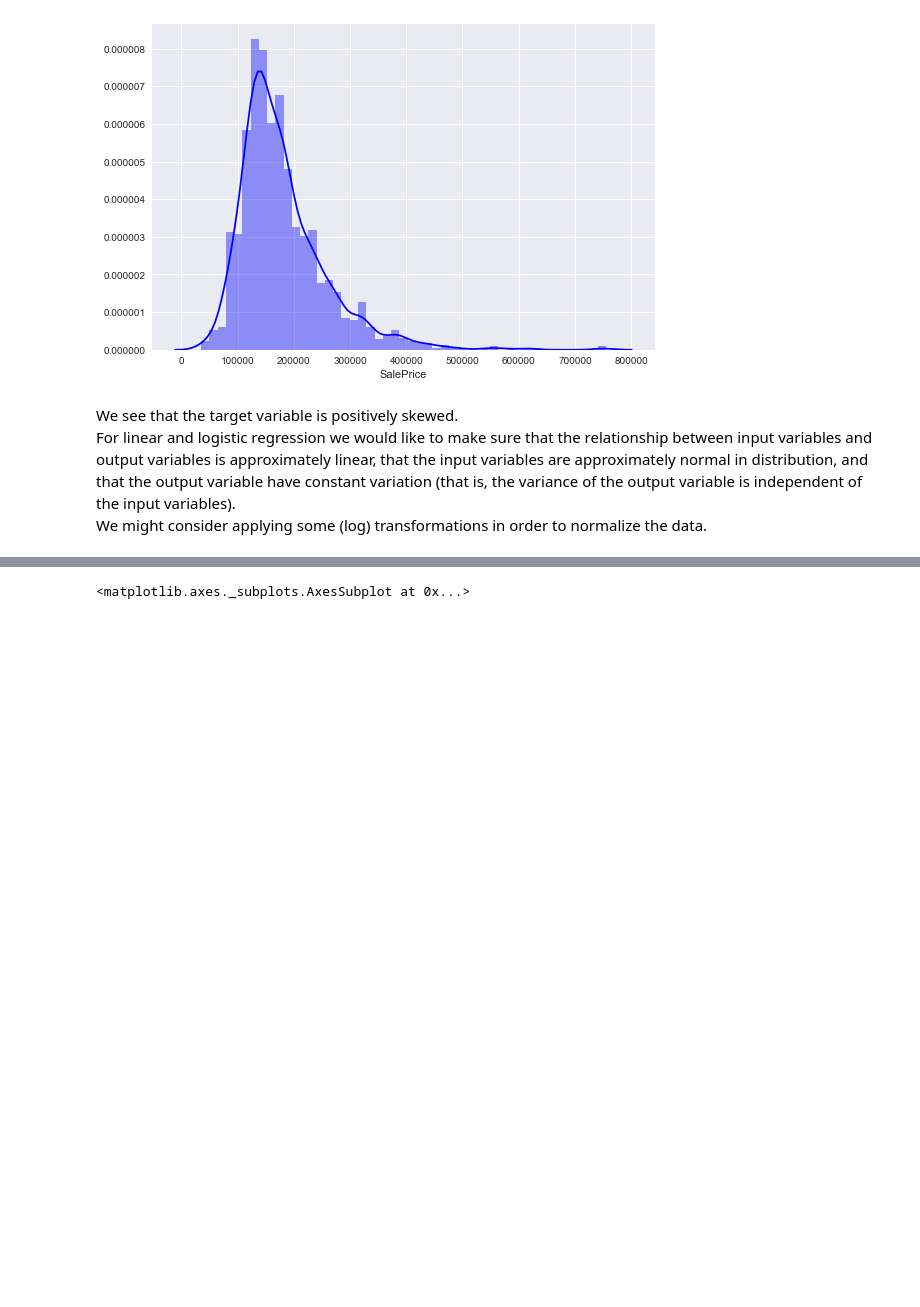
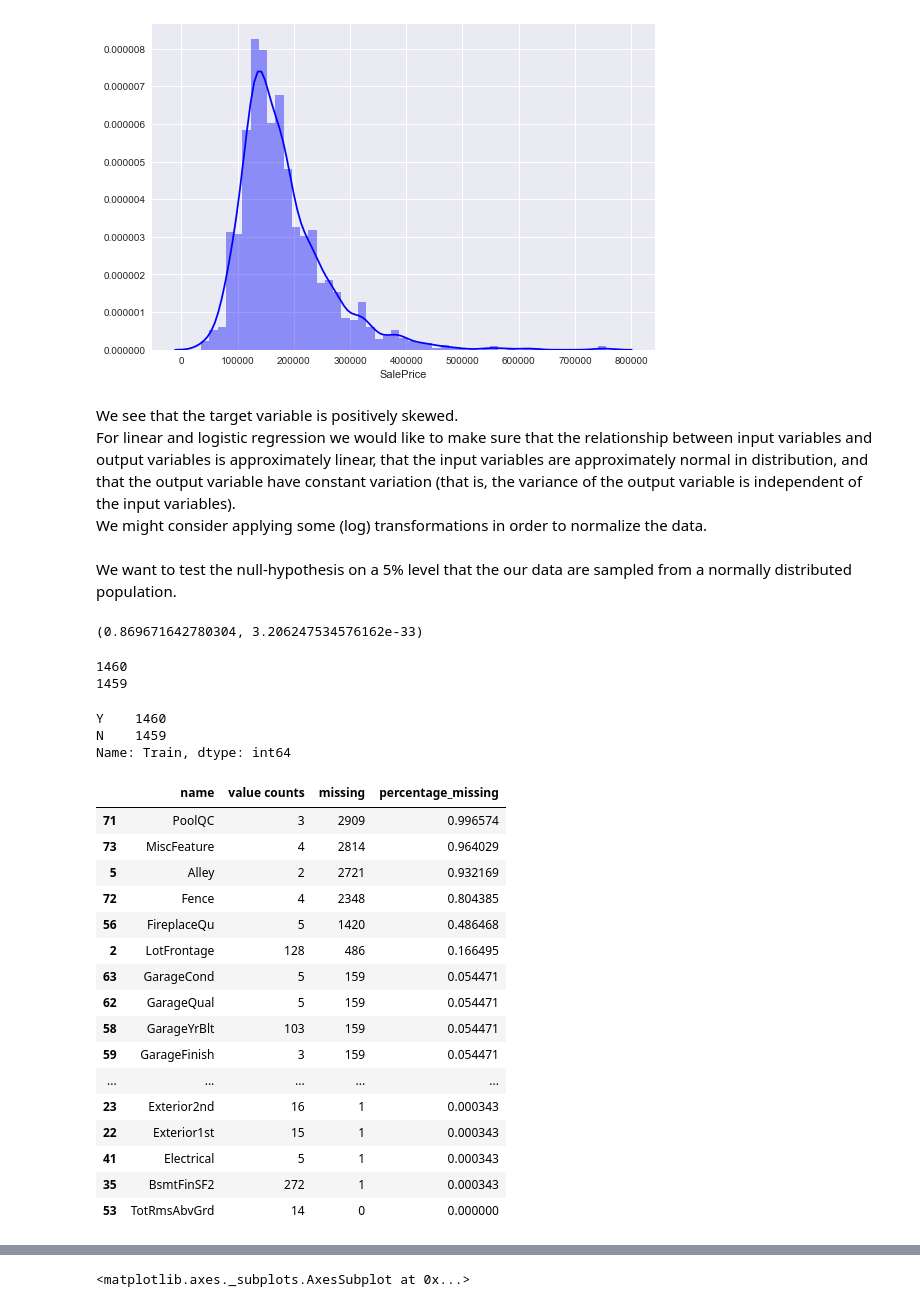
Before and after one commit to DaysOfCode/zena_housepricing, a Jupyter notebook: House_Prices.ipynb, the cells around one changed output, grey strips where cells are left out. Drawn from its saved outputs; the diff is of its cells as text; code cells hidden in the pictures; blank space fills up the shorter version.

```diff
--- a/House_Prices.ipynb
+++ b/House_Prices.ipynb
@@ -40,3 +44,72 @@ sns.distplot(train['SalePrice'], color="b")
 We see that the target variable is positively skewed.
 For linear and logistic regression we would like to make sure that the relationship between input variables and output variables is approximately linear, that the input variables are approximately normal in distribution, and that the output variable have constant variation (that is, the variance of the output variable is independent of the input variables).
 We might consider applying some (log) transformations in order to normalize the data.
+# %% [markdown]
+We want to test the null-hypothesis on a 5% level that the our data are sampled from a normally distributed population.
+# %%
+x = train['SalePrice']
+
+shapiro_results = scipy.stats.shapiro(x)
+print shapiro_results
+# %% [output]
+(0.869671642780304, 3.206247534576162e-33)
+# %%
+# missing values
+selection = [field for field in train.columns.values if field not in ['SalePrice', 'Id']]
+train_mod = train[selection]
+train_mod['Train'] = 'Y'
+print len(train_mod)
+
+selection = [field for field in test.columns.values if field not in ['SalePrice', 'Id']]
+test_mod = test[selection]
+test_mod['Train'] = 'N'
+print len(test_mod)
+
+frames = [train_mod, test_mod]
+pd.concat(frames)
+aggregated_data = pd.concat(frames)
+aggregated_data['Train'].value_counts()
+# %% [output]
+1460
+1459
+Y    1460
+N    1459
+Name: Train, dtype: int64
+# %%
+def feature_summary(data):
+    n_row = data.shape[0]
+    features = pd.DataFrame()
+    features_names = []
+    features_counts = []
+    features_missing = []
+    names = data.columns.values
+    for i in names:
+        features_names.append(i)
+        features_counts.append(data[i].value_counts().count())
+        features_missing.append(data[data[i].isnull()].shape[0])
+    features['name'] = features_names
+    features['value counts'] = features_counts
+    features['missing'] = features_missing
+    features['percentage_missing'] = features['missing']/n_row
+    return (features)
+
+# feature_summary(train).to_csv('feature_summary.csv')
+feature_summary(aggregated_data).sort_values('percentage_missing', ascending = False)[:35]
+# %% [output]
+|  | name | value counts | missing | percentage_missing |
+| 71 | PoolQC | 3 | 2909 | 0.996574 |
+| 73 | MiscFeature | 4 | 2814 | 0.964029 |
+| 5 | Alley | 2 | 2721 | 0.932169 |
+| 72 | Fence | 4 | 2348 | 0.804385 |
+| 56 | FireplaceQu | 5 | 1420 | 0.486468 |
+| 2 | LotFrontage | 128 | 486 | 0.166495 |
+| 63 | GarageCond | 5 | 159 | 0.054471 |
+| 62 | GarageQual | 5 | 159 | 0.054471 |
+| 58 | GarageYrBlt | 103 | 159 | 0.054471 |
+| 59 | GarageFinish | 3 | 159 | 0.054471 |
+| ... | ... | ... | ... | ... |
+| 23 | Exterior2nd | 16 | 1 | 0.000343 |
+| 22 | Exterior1st | 15 | 1 | 0.000343 |
+| 41 | Electrical | 5 | 1 | 0.000343 |
+| 35 | BsmtFinSF2 | 272 | 1 | 0.000343 |
+| 53 | TotRmsAbvGrd | 14 | 0 | 0.000000 |
```
Also changed, not shown: parts of 21 cells of this notebook.
